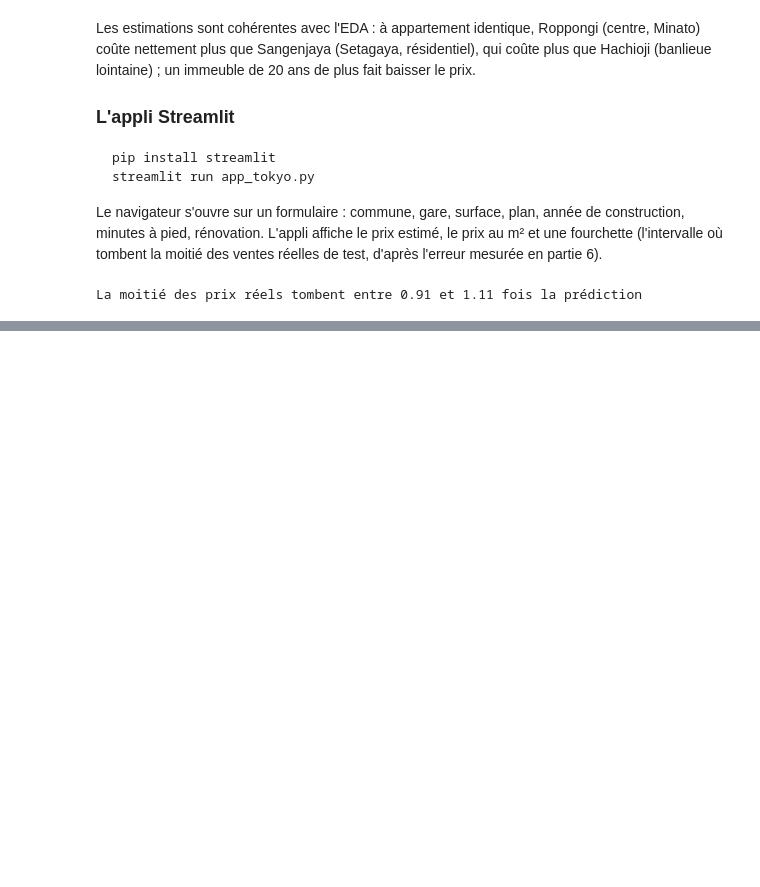
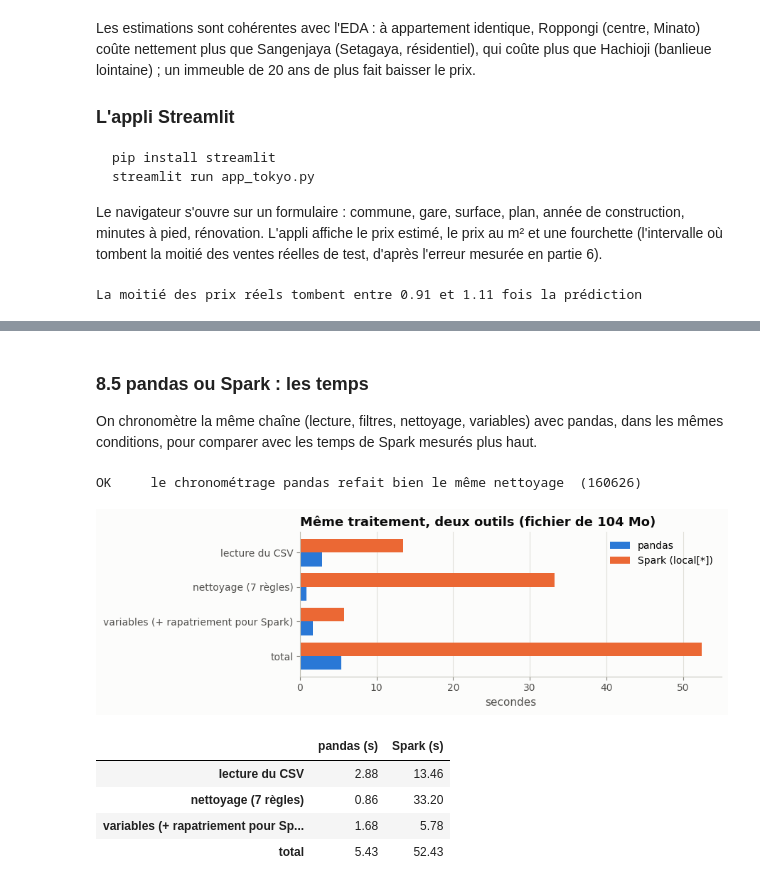
Before and after one commit to QDaruma/BigData, a Jupyter notebook: TP3_ID12/Small/tokyo_immo.ipynb, the cells around one changed output, grey strips where cells are left out. Saved outputs shown, nothing was run; the diff lists cells and outputs as text; code cells hidden in the pictures; blank space fills up the shorter version.

```diff
--- a/tp3/tokyo_immo.ipynb
+++ b/TP3_ID12/Small/tokyo_immo.ipynb
@@ -925,0 +1017,11 @@ La moitié des prix réels tombent entre 0.91 et 1.11 fois la prédiction
+# %%
+t0 = time.perf_counter()
+brut_s = spark.read.csv(str(FICHIER), header=True, inferSchema=True, escape='"')
+n_s = brut_s.count()
+t_lecture_s = time.perf_counter() - t0
+print(f"Spark : {n_s:,} ventes, {len(brut_s.columns)} colonnes, lues en {t_lecture_s:.1f} s "
+      f"en {brut_s.rdd.getNumPartitions()} partitions")
+verifier("Spark lit les mêmes 406 575 ventes et 38 colonnes que pandas",
+         (n_s, len(brut_s.columns)) == brut.shape, (n_s, len(brut_s.columns)))
+types_s = dict(brut_s.dtypes)
+print({c: types_s[c] for c in ["TradePrice", "Area", "BuildingYear", "MinTimeToNearestStation", "Year", "Quarter"]})
@@ -925,0 +1169,45 @@ La moitié des prix réels tombent entre 0.91 et 1.11 fois la prédiction
+# %% [markdown]
+### 8.5 pandas ou Spark : les temps
+
+On chronomètre la même chaîne (lecture, filtres, nettoyage, variables) avec pandas, dans les mêmes
+conditions, pour comparer avec les temps de Spark mesurés plus haut.
+# %%
+t0 = time.perf_counter()
+b = pd.read_csv(FICHIER, low_memory=False)
+t_lecture_p = time.perf_counter() - t0
+t0 = time.perf_counter()
+a = b[b["Type"] == "Pre-owned Condominiums, etc."].assign(prix_m2_k=lambda x: x["TradePrice"] / x["Area"] / 1e3)
+a = a[a["Remarks"].isna()]
+a = a[a["Use"].isna() | (a["Use"] == "House")]
+a = a.drop_duplicates(subset=[c for c in a.columns if c != "No"])
+a = a.dropna(subset=["BuildingYear", "NearestStation", "MinTimeToNearestStation"])
+a = a[a["Area"].between(15, 150)]
+lo, hi = a["prix_m2_k"].quantile([0.005, 0.995])
+a = a[a["prix_m2_k"].between(lo, hi) & (a["Year"] >= a["BuildingYear"])]
+t_nettoyage_p = time.perf_counter() - t0
+t0 = time.perf_counter()
+Xp = tokyo_prep.variables(a)
+t_variables_p = time.perf_counter() - t0
+verifier("le chronométrage pandas refait bien le même nettoyage", len(Xp) == len(X), len(Xp))
+
+temps = pd.DataFrame({"pandas (s)": [t_lecture_p, t_nettoyage_p, t_variables_p],
+                      "Spark (s)": [t_lecture_s, t_nettoyage_s, t_variables_s]},
+                     index=["lecture du CSV", "nettoyage (7 règles)", "variables (+ rapatriement pour Spark)"])
+temps.loc["total"] = temps.sum()
+
+fig, ax = plt.subplots(figsize=(9, 3))
+pos = np.arange(len(temps))
+ax.barh(pos + 0.2, temps["pandas (s)"], height=0.4, color=BLEU, label="pandas")
+ax.barh(pos - 0.2, temps["Spark (s)"], height=0.4, color=ORANGE, label="Spark (local[*])")
+ax.set_yticks(pos, temps.index); ax.invert_yaxis(); ax.grid(axis="y", visible=False)
+ax.set_xlabel("secondes"); ax.set_title("Même traitement, deux outils (fichier de 104 Mo)"); ax.legend()
+plt.tight_layout(); plt.show()
+temps.round(2)
+# %% [output]
+OK     le chronométrage pandas refait bien le même nettoyage  (160626)
+[figure, added]
+|  | pandas (s) | Spark (s) |
+| lecture du CSV | 2.88 | 13.46 |
+| nettoyage (7 règles) | 0.86 | 33.20 |
+| variables (+ rapatriement pour Sp... | 1.68 | 5.78 |
+| total | 5.43 | 52.43 |
```
Also changed, not shown: parts of 32 cells of this notebook, 40 other files.
